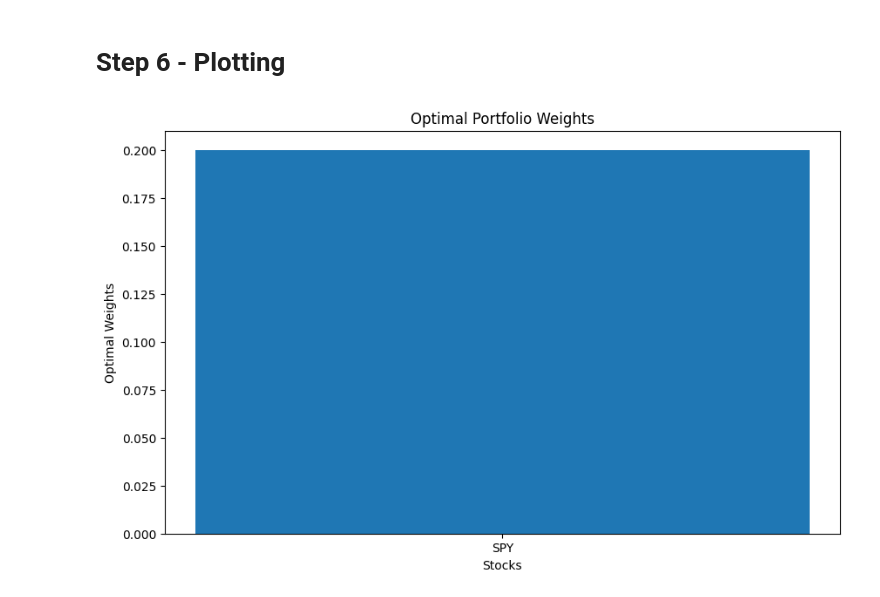
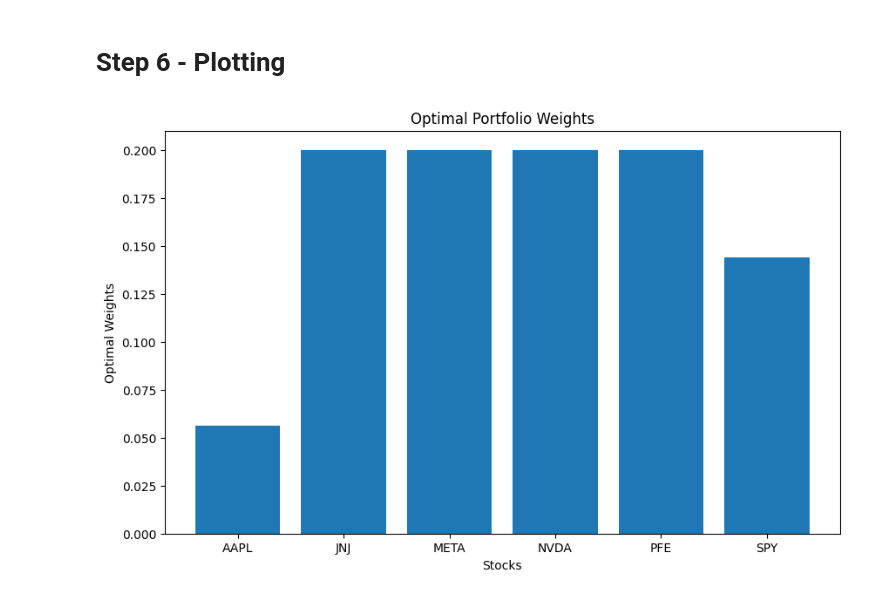
Before and after one commit to rrepetto99/Programming-practice, a Jupyter notebook: portfolio_opt.ipynb, the cells around one changed output. Drawn from its saved outputs; the diff is of its cells as text; code cells hidden in the pictures.

Commit message:
plotting completed

```diff
--- a/portfolio_opt.ipynb
+++ b/portfolio_opt.ipynb
@@ -188,15 +188,14 @@ Expected Annual Return:  1.3545
 # Step 6 - Plotting
 # %%
 import matplotlib.pyplot as plt
-
+tickers = ['AAPL', 'JNJ', 'META', 'NVDA', 'PFE', 'SPY']
 plt.figure(figsize=(10,6))
 plt.bar(tickers, optimal_weights)
 
 #Add labels
 plt.xlabel('Stocks')
 plt.ylabel('Optimal Weights')
 plt.title('Optimal Portfolio Weights')
-
 plt.show()
 # %% [output]
-[figure, old version]
+[figure, new version]
```
Also changed, not shown: parts of 1 cell of this notebook.
